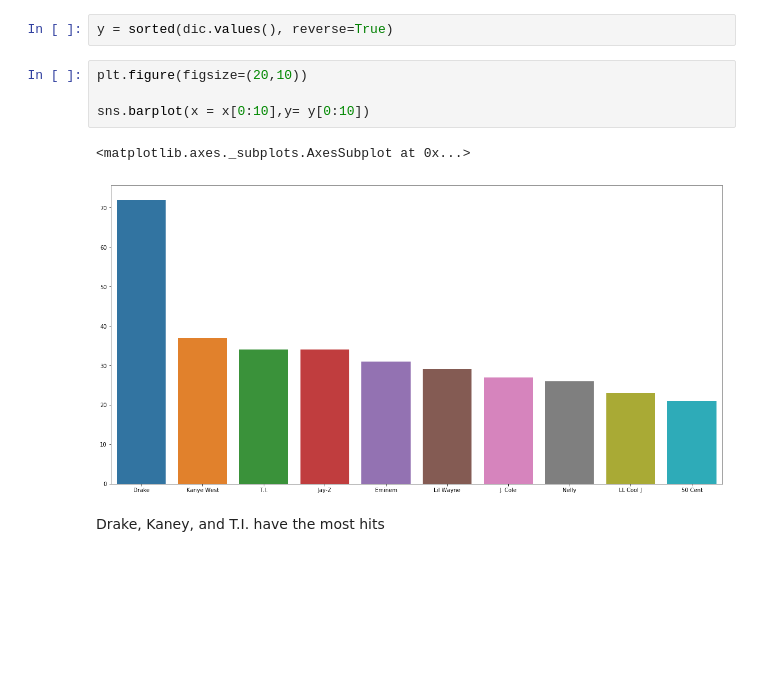
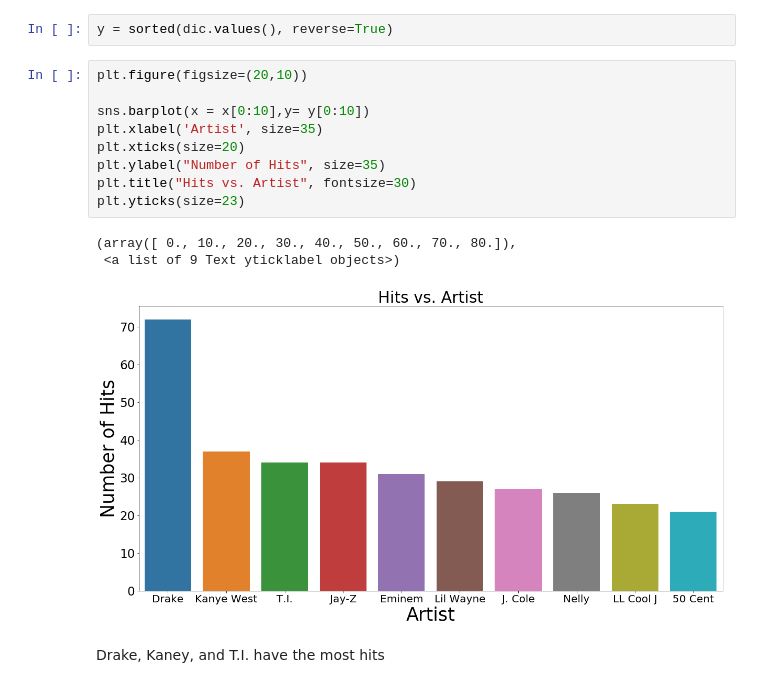
Before and after one commit to celehman44/Rap_Lyrics_Analysis, a Jupyter notebook: 10_EDA.ipynb, the cells around one changed output. Drawn from its saved outputs; the diff is of its cells as text; blank space fills up the shorter version.

```diff
--- a/10_EDA.ipynb
+++ b/10_EDA.ipynb
@@ -340,10 +354,16 @@ y = sorted(dic.values(), reverse=True)
 # %%
 plt.figure(figsize=(20,10))
 
 sns.barplot(x = x[0:10],y= y[0:10])
+plt.xlabel('Artist', size=35)
+plt.xticks(size=20)
+plt.ylabel("Number of Hits", size=35)
+plt.title("Hits vs. Artist", fontsize=30)
+plt.yticks(size=23)
 # %% [output]
-<matplotlib.axes._subplots.AxesSubplot at 0x...>
+(array([ 0., 10., 20., 30., 40., 50., 60., 70., 80.]),
+ <a list of 9 Text yticklabel objects>)
-[figure, old version]
+[figure, new version]
 # %% [markdown]
 Drake, Kaney, and T.I. have the most hits
 # %% [markdown]
```
Also changed, not shown: parts of 5 cells of this notebook, 5 other files.
